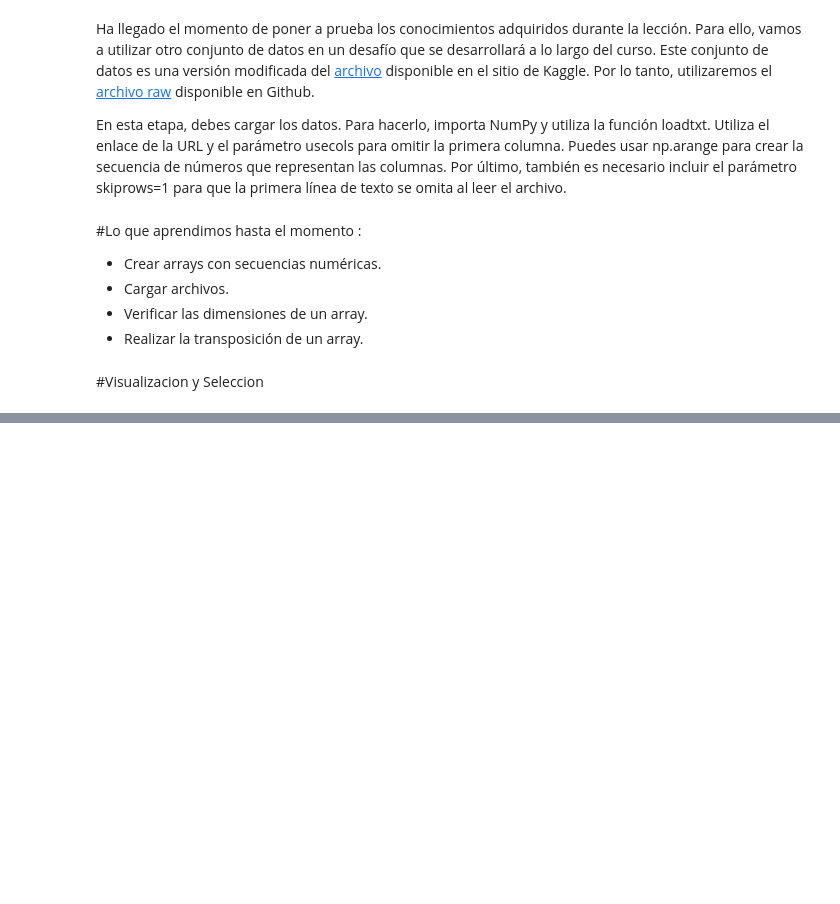
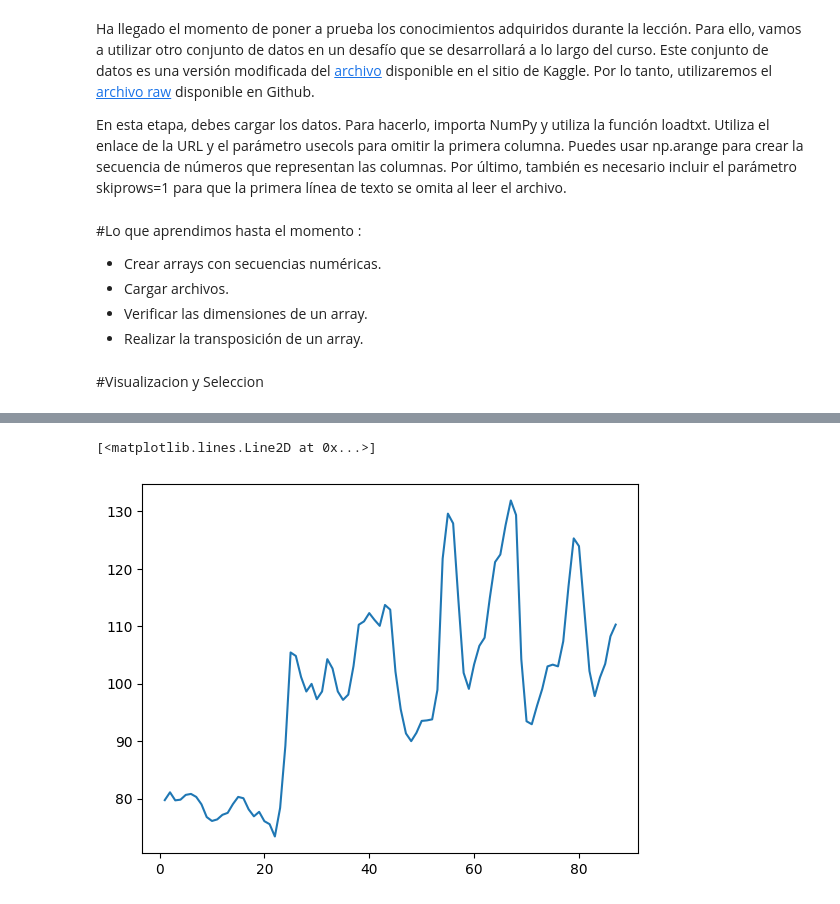
Before and after one commit to jorgevillegazz/Aprendiendo_ETL, a Jupyter notebook: NumPy.ipynb, the cells around one changed output, grey strips where cells are left out. Drawn from its saved outputs; the diff is of its cells as text; code cells hidden in the pictures; blank space fills up the shorter version.

```diff
--- a/NumPy.ipynb
+++ b/NumPy.ipynb
@@ -168,0 +262,5 @@ datos2 = np.loadtxt(url, delimiter=',', usecols=np.arange(1, 6, 1), skiprows=1)
+# %%
+plt.plot(fechas,moscu)# fechas = 88  meses , moscu = Precios, va a ser todas las filas de la primera columna.
+# %% [output]
+[<matplotlib.lines.Line2D at 0x...>]
+[figure, added]
```
Also changed, not shown: parts of 21 cells of this notebook.
